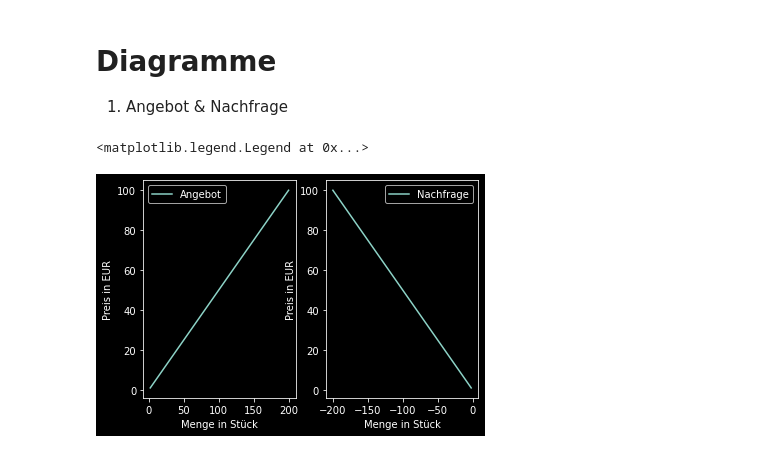
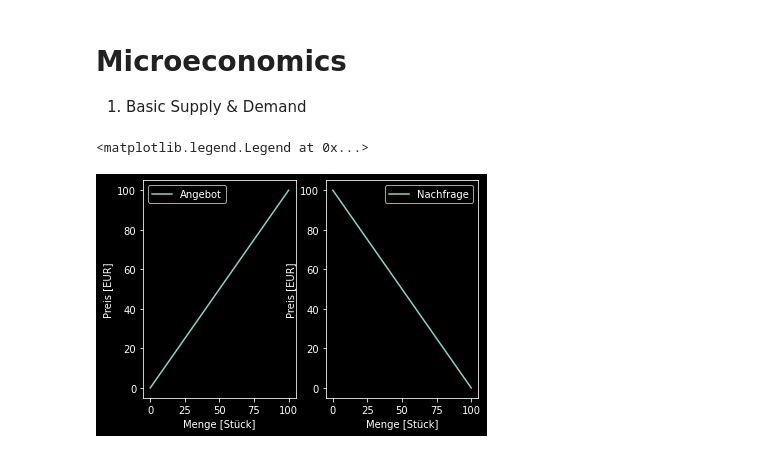
Before and after one commit to roman91DE/machine-learning, a Jupyter notebook: vwl_plotting.ipynb, the cells around one changed output. Saved outputs shown, nothing was run; the diff lists cells and outputs as text; code cells hidden in the pictures.

```diff
--- a/vwl_plotting.ipynb
+++ b/vwl_plotting.ipynb
@@ -2,6 +2,3 @@
 import numpy as np
 import matplotlib as mpl
 from matplotlib import pyplot as plt
-# %% [markdown]
-# Diagramme
-1. Angebot & Nachfrage
@@ -11,29 +5,49 @@ def f(x, m, b):
+# %% [markdown]
+# Microeconomics
+1. Basic Supply & Demand
+# %%
+# linear functions
+
+def p(x, m, b):
+    return (m * x) + b
+
+def m(x1, x2, p1, p2):
+    return ((p2 - p1) / (x2 - x1))
 # %%
 # model parameters
-p_min, p_max = 1, 100
+p_min, p_max = 0, 100
 x_min, x_max = 0, 100
 
+# functions: f(quantity) -> price
+def supply(x):
+    return p(
+        x,
+        m(x_min, x_max, p_min, p_max),
+        p_min
+    )
+
+def demand(x):
+    return p(
+        x,
+        m(x_min, x_max, p_max, p_min),
+        p_max
+    )
+
+# plotting ranges
 prices = np.linspace(p_min, p_max, (p_max - p_min))
-
-x = np.linspace(
-    0,
-    max(xs(p_max, preference_coef), xd(p_min, preference_coef)),
-    (p_max - p_min)
-)
+x = np.linspace(x_min, x_max, (x_max - x_min))
 # %%
 fig, axes = plt.subplots(nrows=1, ncols=2)
 
 for axe in axes:
-    axe.set_xlabel("Menge in Stück")
-    axe.set_ylabel("Preis in EUR")
+    axe.set_xlabel("Menge [Stück]")
+    axe.set_ylabel("Preis [EUR]")
 
-axes[0].plot(xs(prices, preference_coef), prices, label="Angebot")
-axes[1].plot(xd(prices, preference_coef), prices, label="Nachfrage")
-
-
+axes[0].plot(prices, supply(prices), label="Angebot")
+axes[1].plot(prices, demand(prices), label="Nachfrage")
 
 axes[0].legend()
 axes[1].legend()
 # %% [output]
 <matplotlib.legend.Legend at 0x...>
-[figure, old version]
+[figure, new version]
```
Also changed, not shown: parts of 2 cells of this notebook.
